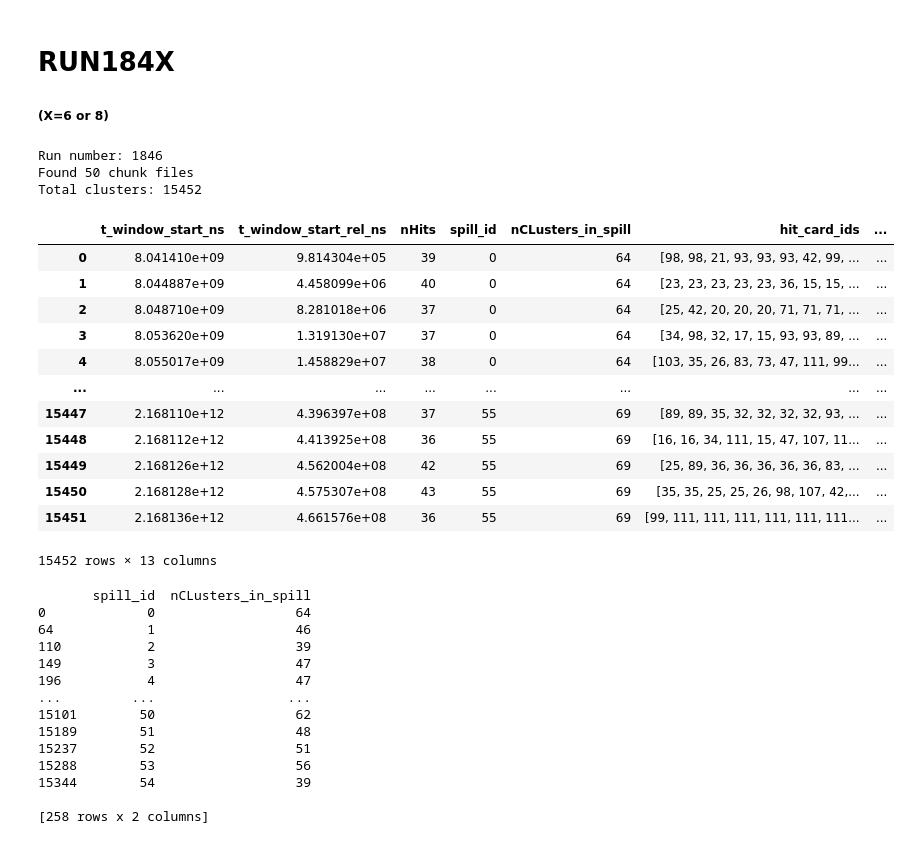
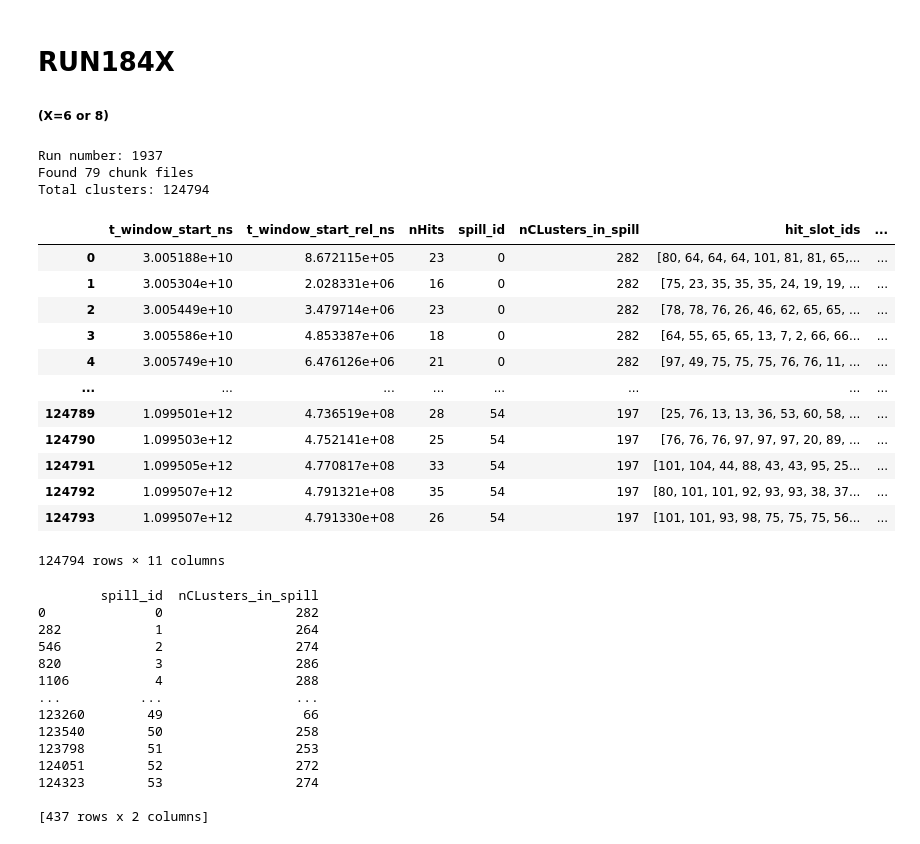
Before and after one commit to elenaramos44/9Li_analysis, a Jupyter notebook: notebooks/nHits.ipynb, the cells around one changed output. Saved outputs shown, nothing was run; the diff lists cells and outputs as text; code cells hidden in the pictures.

```diff
--- a/notebooks/nHits.ipynb
+++ b/notebooks/nHits.ipynb
@@ -28,72 +33,72 @@ import glob
 import pandas as pd
 import re
 
-csv_folder = "/scratch/elena/9Li/results/run1846"
-csv_files = sorted(glob.glob(f"{csv_folder}/Li9_clusters_chunk_*.csv"))
+csv_folder = "/scratch/elena/9Li/results/run1937"
+csv_files = sorted(glob.glob(f"{csv_folder}/Li9_clusters_range(15-50)*.csv"))
 
 
 match = re.search(r'run(\d+)', csv_folder)
 if match:
     run_number = match.group(1)
     print(f"Run number: {run_number}")
 else:
     run_number = "Not found!"
 
 print(f"Found {len(csv_files)} chunk files")
 
 df_list = []
 for f in csv_files:
     try:
         df_chunk = pd.read_csv(f)
         if not df_chunk.empty:   # filter empty CSVs
             # Add new columns without dropping any existing ones
             df_chunk['t_window_start_s'] = df_chunk['t_window_start_ns'] / 1e9            # absolute time [s]
             df_chunk['t_window_start_rel_ms'] = df_chunk['t_window_start_rel_ns'] / 1e6   # relative time [ms]
 
             df_list.append(df_chunk)
     except pd.errors.EmptyDataError:
         print(f"Skipping empty file: {f}")
 
 # concatenate all chunks
 df = pd.concat(df_list, ignore_index=True)
 
 print(f"Total clusters: {len(df)}")
 display(df)
 # %% [output]
-Run number: 1846
-Found 50 chunk files
-Total clusters: 15452
+Run number: 1937
+Found 79 chunk files
+Total clusters: 124794
-|  | t_window_start_ns | t_window_start_rel_ns | nHits | spill_id | nCLusters_in_spill | hit_card_ids | ... |
-| 0 | 8.041410e+09 | 9.814304e+05 | 39 | 0 | 64 | [98, 98, 21, 93, 93, 93, 42, 99, ... | ... |
-| 1 | 8.044887e+09 | 4.458099e+06 | 40 | 0 | 64 | [23, 23, 23, 23, 23, 36, 15, 15, ... | ... |
-| 2 | 8.048710e+09 | 8.281018e+06 | 37 | 0 | 64 | [25, 42, 20, 20, 20, 71, 71, 71, ... | ... |
-| 3 | 8.053620e+09 | 1.319130e+07 | 37 | 0 | 64 | [34, 98, 32, 17, 15, 93, 93, 89, ... | ... |
-| 4 | 8.055017e+09 | 1.458829e+07 | 38 | 0 | 64 | [103, 35, 26, 83, 73, 47, 111, 99... | ... |
+|  | t_window_start_ns | t_window_start_rel_ns | nHits | spill_id | nCLusters_in_spill | hit_slot_ids | ... |
+| 0 | 3.005188e+10 | 8.672115e+05 | 23 | 0 | 282 | [80, 64, 64, 64, 101, 81, 81, 65,... | ... |
+| 1 | 3.005304e+10 | 2.028331e+06 | 16 | 0 | 282 | [75, 23, 35, 35, 35, 24, 19, 19, ... | ... |
+| 2 | 3.005449e+10 | 3.479714e+06 | 23 | 0 | 282 | [78, 78, 76, 26, 46, 62, 65, 65, ... | ... |
+| 3 | 3.005586e+10 | 4.853387e+06 | 18 | 0 | 282 | [64, 55, 65, 65, 13, 7, 2, 66, 66... | ... |
+| 4 | 3.005749e+10 | 6.476126e+06 | 21 | 0 | 282 | [97, 49, 75, 75, 75, 76, 76, 11, ... | ... |
 | ... | ... | ... | ... | ... | ... | ... | ... |
-| 15447 | 2.168110e+12 | 4.396397e+08 | 37 | 55 | 69 | [89, 89, 35, 32, 32, 32, 32, 93, ... | ... |
-| 15448 | 2.168112e+12 | 4.413925e+08 | 36 | 55 | 69 | [16, 16, 34, 111, 15, 47, 107, 11... | ... |
-| 15449 | 2.168126e+12 | 4.562004e+08 | 42 | 55 | 69 | [25, 89, 36, 36, 36, 36, 36, 83, ... | ... |
-| 15450 | 2.168128e+12 | 4.575307e+08 | 43 | 55 | 69 | [35, 35, 25, 25, 26, 98, 107, 42,... | ... |
-| 15451 | 2.168136e+12 | 4.661576e+08 | 36 | 55 | 69 | [99, 111, 111, 111, 111, 111, 111... | ... |
+| 124789 | 1.099501e+12 | 4.736519e+08 | 28 | 54 | 197 | [25, 76, 13, 13, 36, 53, 60, 58, ... | ... |
+| 124790 | 1.099503e+12 | 4.752141e+08 | 25 | 54 | 197 | [76, 76, 76, 97, 97, 97, 20, 89, ... | ... |
+| 124791 | 1.099505e+12 | 4.770817e+08 | 33 | 54 | 197 | [101, 104, 44, 88, 43, 43, 95, 25... | ... |
+| 124792 | 1.099507e+12 | 4.791321e+08 | 35 | 54 | 197 | [80, 101, 101, 92, 93, 93, 38, 37... | ... |
+| 124793 | 1.099507e+12 | 4.791330e+08 | 26 | 54 | 197 | [101, 101, 93, 98, 75, 75, 75, 56... | ... |
-15452 rows × 13 columns
+124794 rows × 11 columns
 # %%
 activity_df = df.drop_duplicates(subset=['spill_id'])[['spill_id', 'nCLusters_in_spill']]
 print(activity_df)
 # %% [output]
-       spill_id  nCLusters_in_spill
-0             0                  64
-64            1                  46
-110           2                  39
-149           3                  47
-196           4                  47
-...         ...                 ...
-15101        50                  62
-15189        51                  48
-15237        52                  51
-15288        53                  56
-15344        54                  39
+        spill_id  nCLusters_in_spill
+0              0                 282
+282            1                 264
+546            2                 274
+820            3                 286
+1106           4                 288
+...          ...                 ...
+123260        49                  66
+123540        50                 258
+123798        51                 253
+124051        52                 272
+124323        53                 274
 
-[258 rows x 2 columns]
+[437 rows x 2 columns]
 # %%
 import matplotlib.pyplot as plt
 
```
Also changed, not shown: parts of 5 cells of this notebook, 8 other files.
